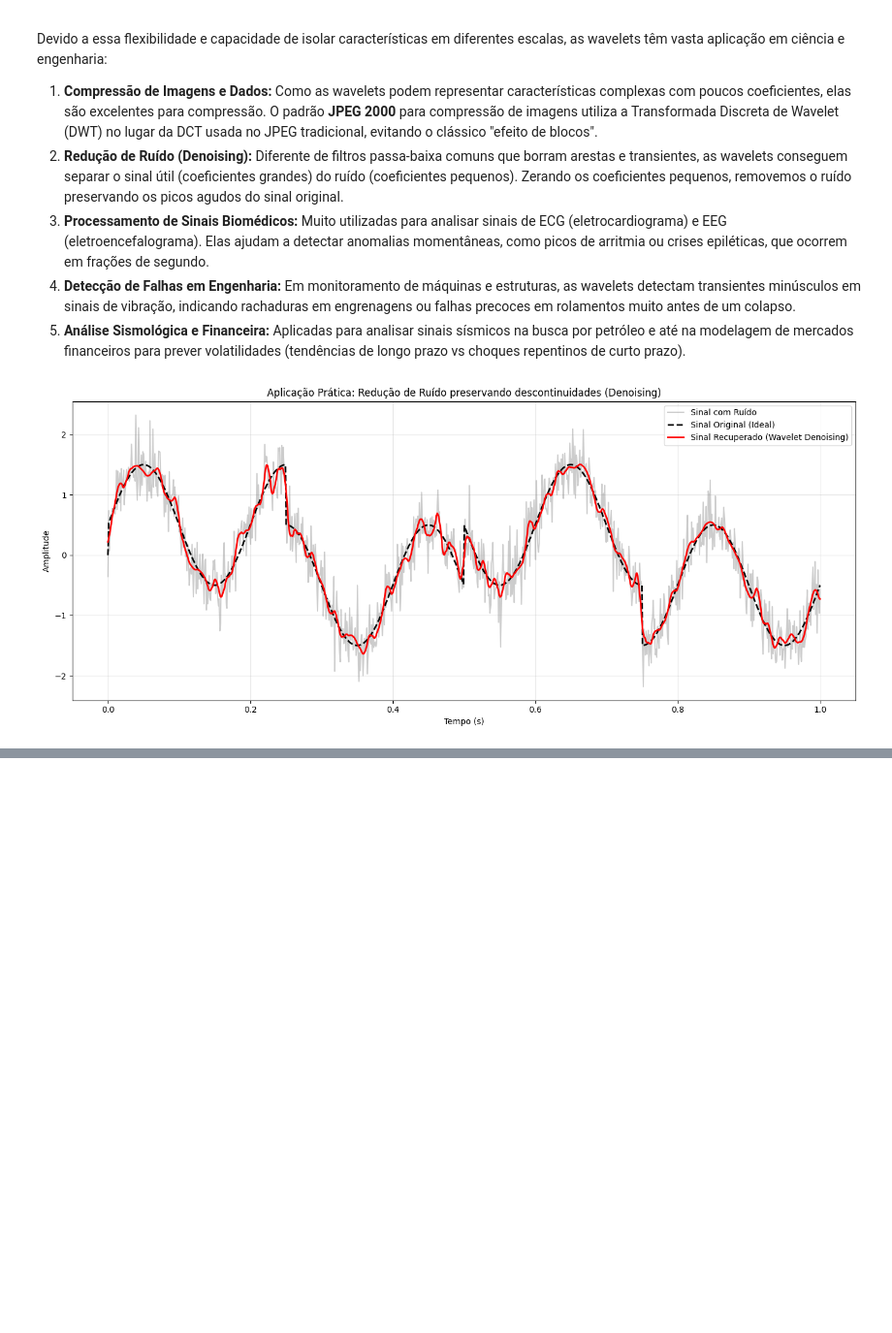
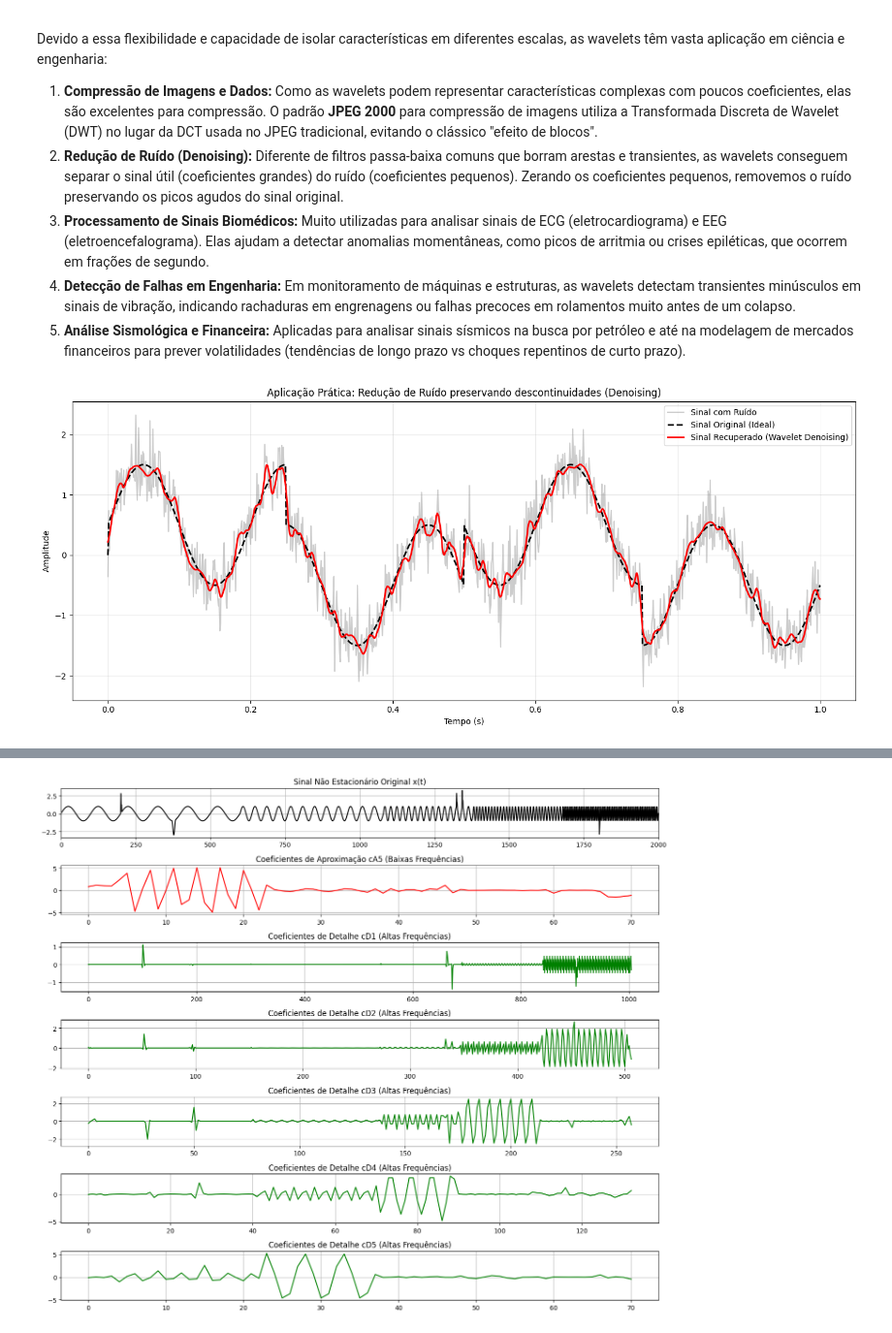
Before and after one commit to YuriFla94/Processamento-de-Sinais-1, a Jupyter notebook: Tarefa6.ipynb, the cells around one changed output, grey strips where cells are left out. Shown at 97% size. Saved outputs shown, nothing was run; the diff lists cells and outputs as text; code cells hidden in the pictures; blank space fills up the shorter version.

```diff
--- a/Tarefa6.ipynb
+++ b/Tarefa6.ipynb
@@ -464,0 +467,13 @@ plt.show()
+# %%
+import json
+
+# Carregando o conteúdo do notebook para inspecionar o sinal não estacionário
+with open('/content/non_stationary_signal.ipynb', 'r', encoding='utf-8') as f:
+    nb_data = json.load(f)
+
+# Exibindo o código de todas as células de código do notebook selecionado
+for i, cell in enumerate(nb_data.get('cells', [])):
+    if cell.get('cell_type') == 'code':
+        print(f"--- Célula de Código {i} ---")
+        print("".join(cell.get('source', [])))
+        print("\n")
@@ -464,0 +518,85 @@ plt.show()
+# %%
+import numpy as np
+import matplotlib.pyplot as plt
+import pywt
+
+# --- GERAÇÃO DO SINAL CONFORME SCRIPT ORIGINAL ---
+N = 2000
+t = np.arange(N + 1)
+x = np.zeros_like(t, dtype=np.float64)
+
+pos_sin = np.array([0, 600, 1080, 1380, 1680, 2000])
+T_sin = np.array([100, 40, 20, 10, 5])
+
+for i in range(5):
+    m = pos_sin[i]
+    n = pos_sin[i+1]
+    segment_length = n - m
+    t_segment_values = np.arange(1, segment_length + 1)
+    x[m:n] = np.sin(2*np.pi*t_segment_values/T_sin[i])
+
+amp_imp = np.array([3, -2, 2, 2.5, -2.5])
+pos_imp = np.array([200, 372, 1324, 1343, 1802])
+T_imp = np.array([5, 25, 5, 5, 5])
+
+for i in range(5):
+    m = pos_imp[i]
+    relative_end_offset = int(T_imp[i] / 2)
+    n = pos_imp[i] + relative_end_offset
+    segment_length = n - m + 1
+    t_segment_values = np.arange(1, segment_length + 1)
+    x[m:n+1] += amp_imp[i] * (np.sin(2 *np.pi*t_segment_values/T_imp[i]))**2
+
+# --- ITEM (b): FILTROS DA WAVELET BIOR4.4 (7-9) ---
+wavelet = pywt.Wavelet('bior4.4')
+
+print("=== ITEM (b): COEFICIENTES DOS FILTROS DA WAVELET BIOR4.4 (7-9) ===")
+print("Filtro de Decomposição (Análise):")
+print("  Filtro Passa-Baixo (dec_lo):", [round(c, 6) for c in wavelet.dec_lo])
+print("  Filtro Passa-Alto (dec_hi): ", [round(c, 6) for c in wavelet.dec_hi])
+print("\nFiltro de Reconstrução (Síntese):")
+print("  Filtro Passa-Baixo (rec_lo):", [round(c, 6) for c in wavelet.rec_lo])
+print("  Filtro Passa-Alto (rec_hi): ", [round(c, 6) for c in wavelet.rec_hi])
+print("\n")
+
+# --- ITEM (c): DECOMPOSIÇÃO EM 5 ESTÁGIOS ---
+levels = 5
+coeffs = pywt.wavedec(x, 'bior4.4', level=levels)
+
+# coeffs[0] é a Aproximação de nível 5 (cA5)
+# coeffs[1] a coeffs[5] são os Detalhes de nível 5 a 1 (cD5, cD4, cD3, cD2, cD1)
+cA5 = coeffs[0]
+cDs = coeffs[1:]
+
+print("=== ITEM (c): DETALHES DAS SUBFAIXAS DE CINCO ESTÁGIOS ===")
+print(f"Comprimento do sinal original: {len(x)}")
+print(f"Aproximação cA5 (Nível 5) - Comprimento: {len(cA5)}")
+for i, cD in enumerate(reversed(cDs), 1):
+    print(f"Detalhe cD{i} (Nível {i}) - Comprimento: {len(cD)}")
+
+# Plotagem dos coeficientes
+plt.figure(figsize=(14, 12))
+
+# Plot do Sinal Original
+plt.subplot(levels + 2, 1, 1)
+plt.plot(t, x, 'k')
+plt.title("Sinal Não Estacionário Original x(t)")
+plt.xlim(0, N)
+plt.grid(True)
+
+# Plot da Aproximação cA5
+plt.subplot(levels + 2, 1, 2)
+plt.plot(cA5, 'r')
+plt.title("Coeficientes de Aproximação cA5 (Baixas Frequências)")
+plt.grid(True)
+
+# Plot dos Detalhes cD5 a cD1
+for i, cD in enumerate(reversed(cDs), 1):
+    plt.subplot(levels + 2, 1, i + 2)
+    plt.plot(cD, 'g')
+    plt.title(f"Coeficientes de Detalhe cD{i} (Altas Frequências)")
+    plt.grid(True)
+
+plt.tight_layout()
+plt.show()
+# %% [output]
@@ -464,0 +621 @@ plt.show()
+[figure, added]
```
Also changed, not shown: parts of 22 cells of this notebook.
